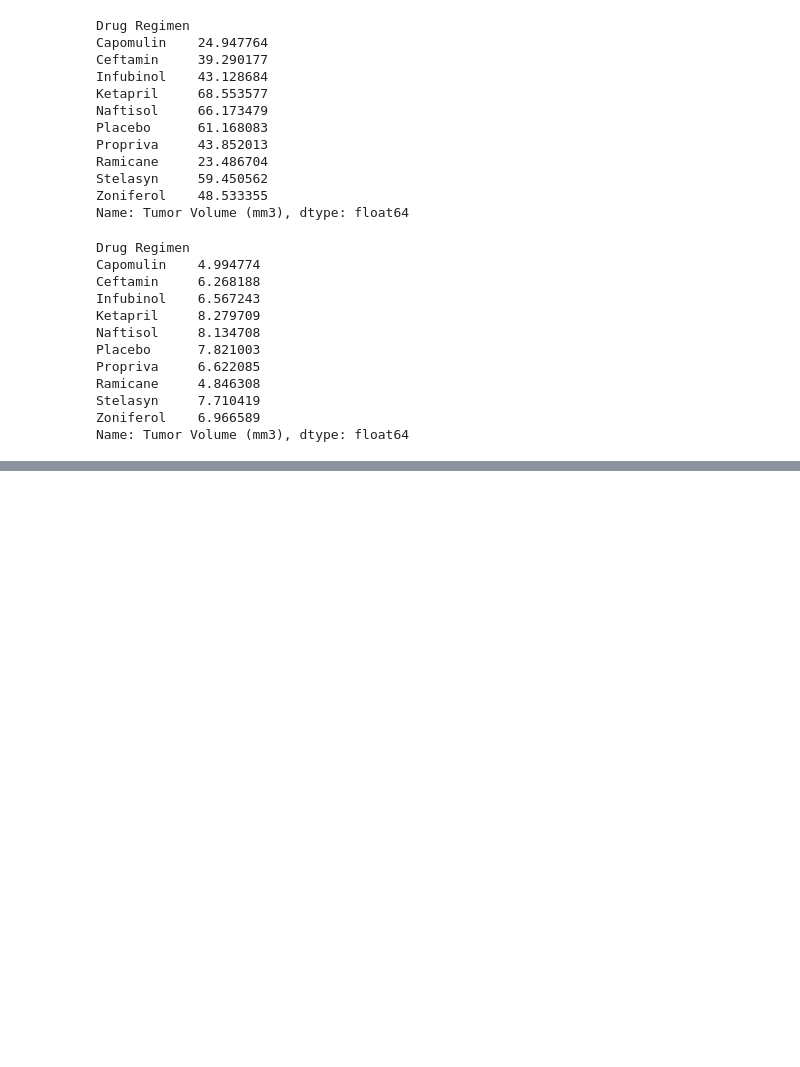
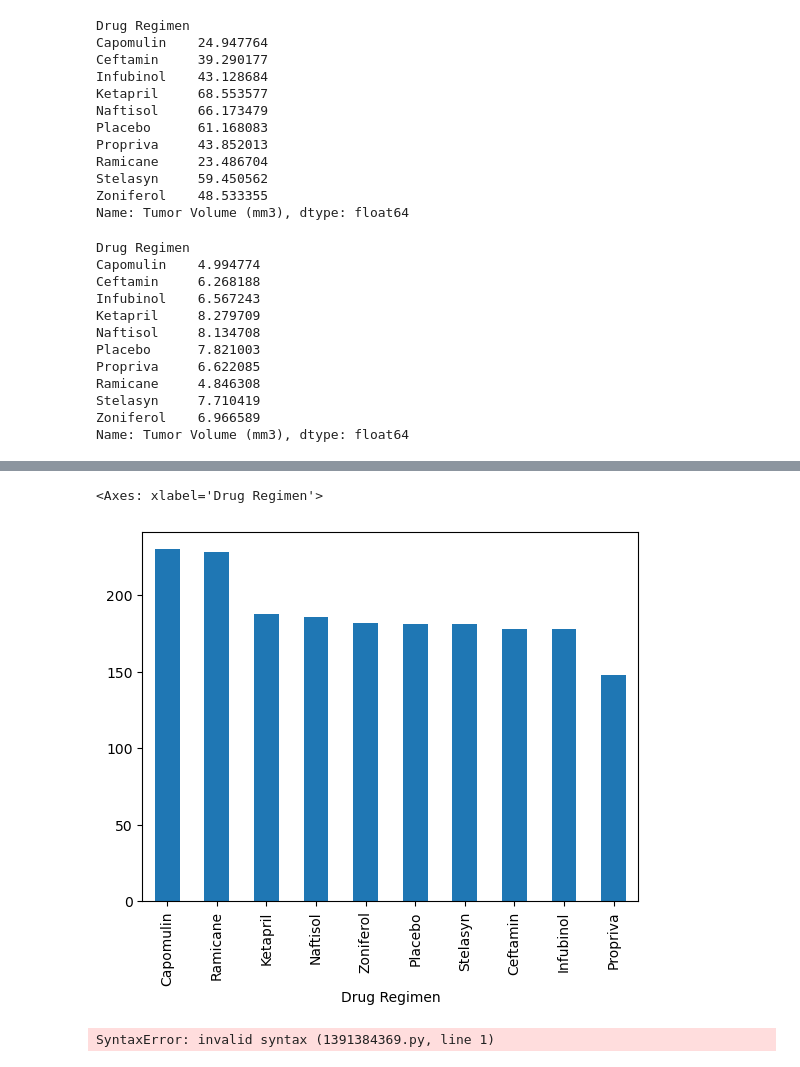
Before and after one commit to Smiyengi/pymaceuticals-challenge, a Jupyter notebook: assignment1.ipynb, the cells around one changed output, grey strips where cells are left out. Drawn from its saved outputs; the diff is of its cells as text; code cells hidden in the pictures; blank space fills up the shorter version.

```diff
--- a/assignment1.ipynb
+++ b/assignment1.ipynb
@@ -256,0 +280,9 @@ summary_stats_dataframe
+# %%
+study_results_clean.groupby('Drug Regimen')['Timepoint'].count().sort_values(ascending=False).plot(kind='bar')
+# %% [output]
+<Axes: xlabel='Drug Regimen'>
+[figure, added]
+# %%
+study_results_clean.groupby('Drug Regimen')['Timepoint'].count().sort_values(ascending=False).plot(x="Xlabel". y="Ylabel", kind="bar")
+# %% [output]
+SyntaxError: invalid syntax (1391384369.py, line 1)
```
Also changed, not shown: parts of 22 cells of this notebook.
